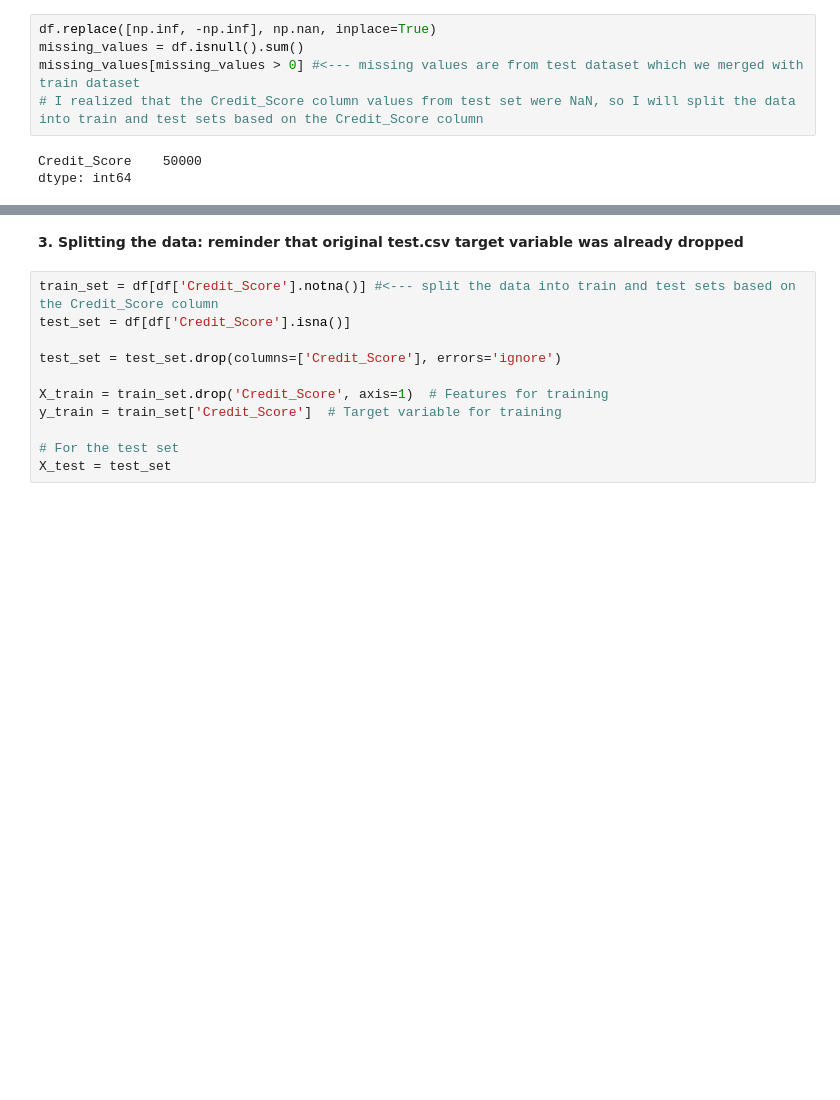
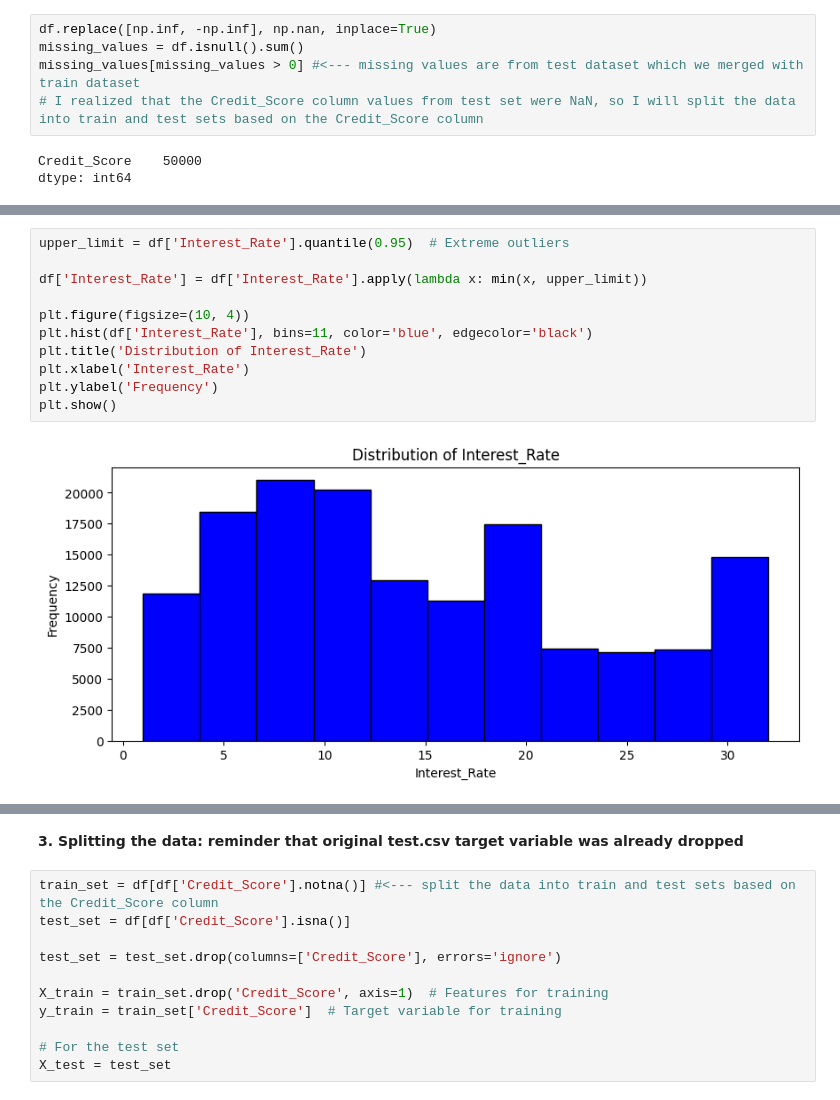
Before and after one commit to astronaut505/Credit-or-crisis, a Jupyter notebook: CreditScoreClassification2.ipynb, the cells around one changed output, grey strips where cells are left out. Saved outputs shown, nothing was run; the diff lists cells and outputs as text; blank space fills up the shorter version.

```diff
--- a/CreditScoreClassification2.ipynb
+++ b/CreditScoreClassification2.ipynb
@@ -630,0 +549,13 @@ df['Delay_from_due_date'].isnull().sum()
+# %%
+upper_limit = df['Interest_Rate'].quantile(0.95)  # Extreme outliers
+
+df['Interest_Rate'] = df['Interest_Rate'].apply(lambda x: min(x, upper_limit))
+
+plt.figure(figsize=(10, 4))
+plt.hist(df['Interest_Rate'], bins=11, color='blue', edgecolor='black')
+plt.title('Distribution of Interest_Rate')
+plt.xlabel('Interest_Rate')
+plt.ylabel('Frequency')
+plt.show()
+# %% [output]
+[figure, added]
```
Also changed, not shown: parts of 29 cells of this notebook.
